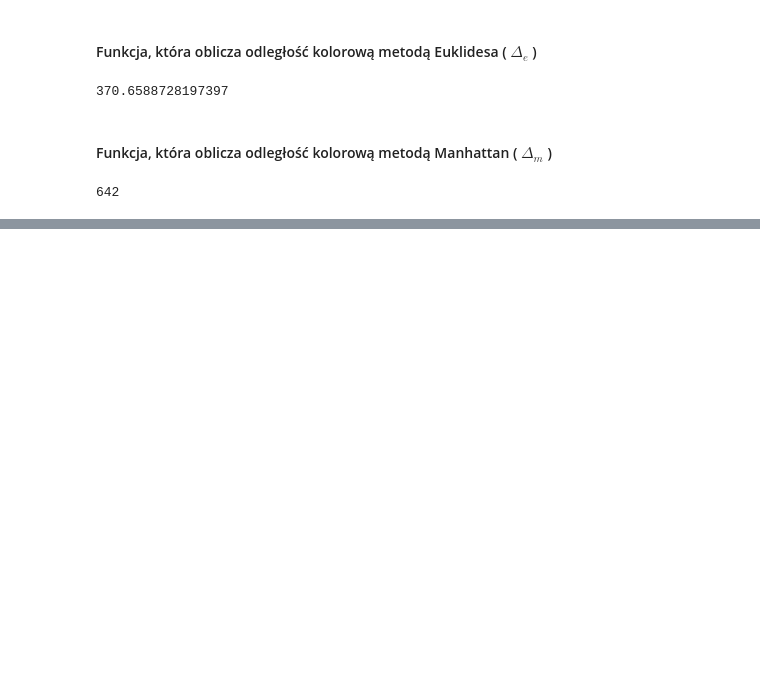
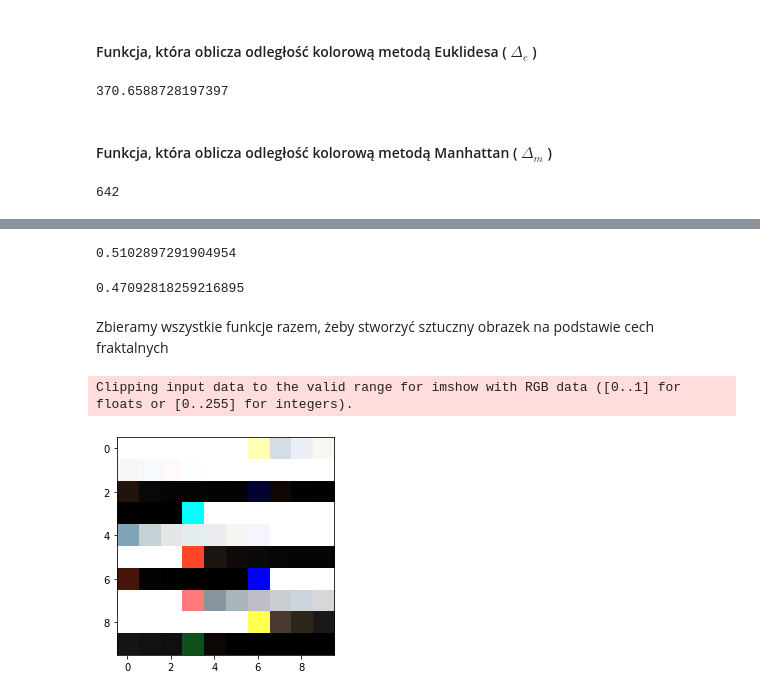
Before and after one commit to nearlyphd/masters-thesis---melanoma-analysis-with-fnn, a Jupyter notebook: fractal/artificial_image.ipynb, the cells around one changed output, grey strips where cells are left out. Drawn from its saved outputs; the diff is of its cells as text; code cells hidden in the pictures; blank space fills up the shorter version.

Commit message:
- make artificial image

```diff
--- a/fractal/make_artificial_image.ipynb
+++ b/fractal/artificial_image.ipynb
@@ -158,0 +172,3 @@ P_matrix_m
+# %%
+def fractal_dimension(probability_table):
+    return sum([P / m for m, P in probability_table.items()])
@@ -158,0 +256,4 @@ P_matrix_m
+# %%
+def average_percolation(boxes):
+    threshold = 0.59275
+    return sum((np.array([box.sum() / len(box) ** 2 for box in boxes]) >= threshold).astype(int)) / len(boxes)
@@ -158,0 +264,49 @@ P_matrix_m
+# %%
+average_percolation(binary_matrices_e)
+# %% [output]
+0.5102897291904954
+# %%
+average_percolation(binary_matrices_m)
+# %% [output]
+0.47092818259216895
+# %% [markdown]
+Zbieramy wszystkie funkcje razem, żeby stworzyć sztuczny obrazek na podstawie cech fraktalnych
+# %%
+def extract_fractal_image(image, scale_range, distance_functions):
+    result = []
+    for df in distance_functions:
+        fractal_dimensions = []
+        lacunarities = []
+        average_cluster_numbers = []
+        average_cluster_max_areas = []
+        average_percolations = []
+        for scale in range(scale_range[0], scale_range[1] + 1, 2):
+            boxes = split(image, box_size=scale)
+            binary_matrices_h = binary_matrices(boxes, df)
+            probability_table_h = make_probability(binary_matrices_h)
+
+            fractal_dimensions.append(fractal_dimension(probability_table_h))
+            lacunarities.append(lacunarity(probability_table_h))
+            average_cluster_numbers.append(average_cluster_number(binary_matrices_h))
+            average_cluster_max_areas.append(average_cluster_max_area(binary_matrices_h))
+            average_percolations.append(average_percolation(binary_matrices_h))
+
+        result.append([*average_cluster_numbers,
+                       *average_percolations,
+                       *average_cluster_max_areas,
+                       *lacunarities,
+                       *fractal_dimensions])
+
+    return np.reshape(result, newshape=(10, 10, 3))
+# %%
+fractal_image = extract_fractal_image(image,
+                                      scale_range=(3, 41),
+                                      distance_functions=[chessboard_distance,
+                                                          euclidean_distance,
+                                                          manhattan_distance])
+# %%
+pyplot.imshow(fractal_image)
+pyplot.show()
+# %% [output]
+Clipping input data to the valid range for imshow with RGB data ([0..1] for floats or [0..255] for integers).
+[figure, added]
```
Also changed, not shown: parts of 48 cells of this notebook.
